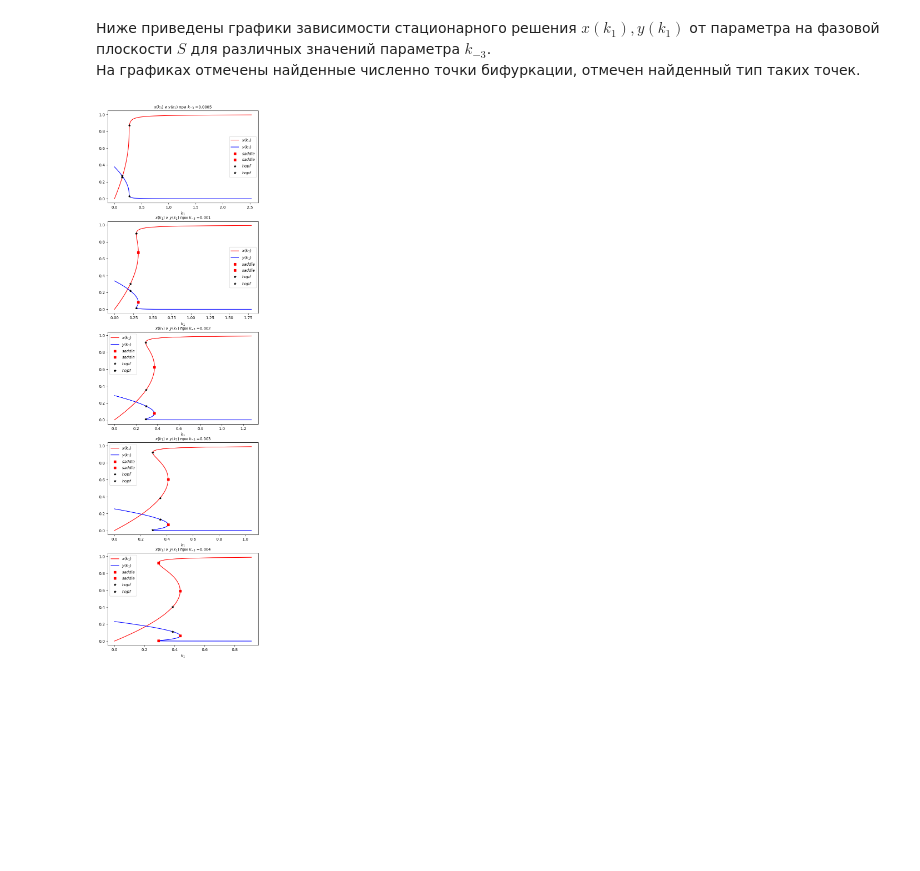
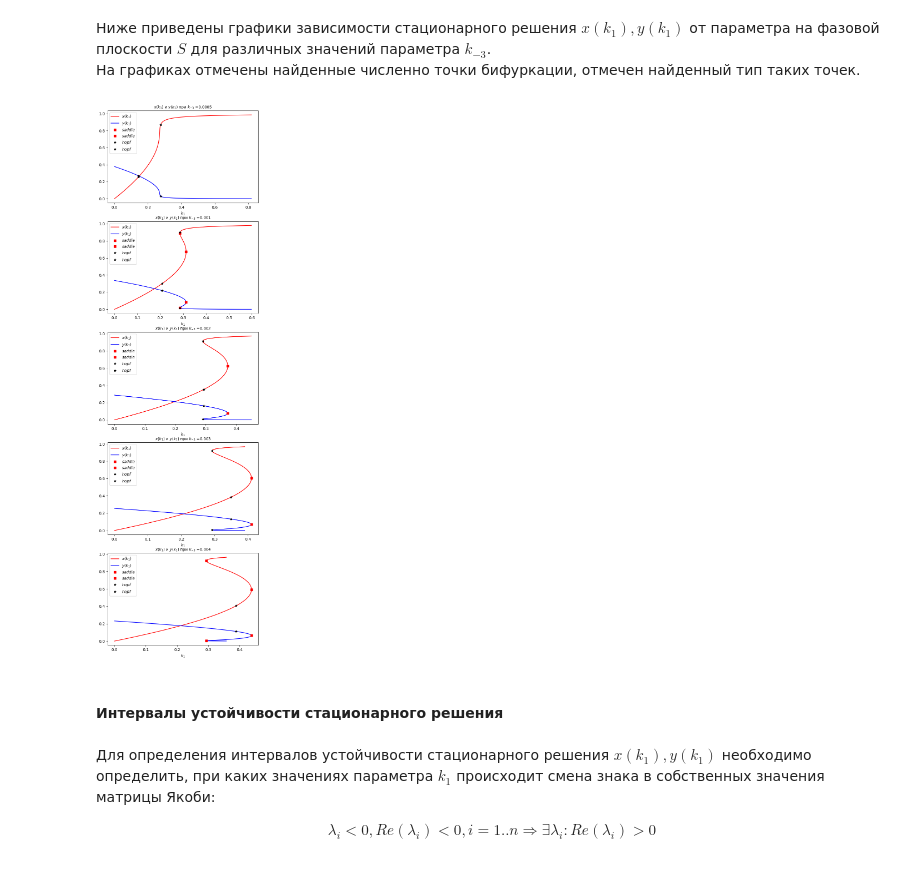
Before and after one commit to AlenaSetukha/KTMM, a Jupyter notebook: task2/main.ipynb, the cells around one changed output. Drawn from its saved outputs; the diff is of its cells as text; code cells hidden in the pictures; blank space fills up the shorter version.

Commit message:
Отрезки устойчивости, решение системы. Двухпараметрический анализ

```diff
--- a/task2/main.ipynb
+++ b/task2/main.ipynb
@@ -107,7 +111,7 @@ k2val = 2.5
 k3m_val = 0.001
 k3val = 0.0032
 
-y_k = np.linspace(0.001, 0.5, 1000) #y=0 не решение(в знаменателе 0)
+y_k = np.linspace(0.001, 0.5, 10000) #y=0 не решение(в знаменателе 0)
 # %% [markdown]
 Ниже приведены графики $x_c(k_1)$ и $y_c(k_1)$ - зависимостей стационарного решения исходной системы от параметра $k_1$,
 при различных значениях параметра $k_{-1}$. Учтено, что решение рассматривается на фазовой плоскости $S$.
@@ -235,7 +237,7 @@ def get_bif_type(x, y, k1_vals, k1m_val, k2val, k3val, k3m_val):
             tmp_y = y[i] - detA_vals[i] * (y[i + 1] - y[i]) / (detA_vals[i + 1] - detA_vals[i])
             k1_tmp = k1_func0(tmp_y, k1m_val, k2val, k3val, k3m_val)
             # Добавляем новый k1, если нет очень близкого
-            if all(abs(k1_tmp - el) >= pow(10, -3) for el in k1_bif):
+            if all(abs(k1_tmp - el) >= pow(10, -4) for el in k1_bif):
                 x_tmp = x_func0(tmp_y, k3val, k3m_val)
                 y_bif.append(tmp_y)
                 x_bif.append(x_tmp)
@@ -243,12 +245,12 @@ def get_bif_type(x, y, k1_vals, k1m_val, k2val, k3val, k3m_val):
                 markers.append(1)
 
         # Анализ следа матрицы
-        if (trace_vals[i] * trace_vals[i + 1] < 0 or (trace_vals[i] == 0)):
+        if (trace_vals[i] * trace_vals[i + 1] < 0 or (trace_vals[i] == 0 and detA_vals[i] < 0)):
             # Линейное приближение точки бифуркации
             tmp_y = y[i] - trace_vals[i] * (y[i + 1] - y[i]) / (trace_vals[i + 1] - trace_vals[i])
             k1_tmp = k1_func0(tmp_y, k1m_val, k2val, k3val, k3m_val)
             # Добавляем новый k1, если нет очень близкого
-            if all(abs(k1_tmp - el) >= pow(10, -3) for el in k1_bif):
+            if all(abs(k1_tmp - el) >= pow(10, -4) for el in k1_bif):
                 x_tmp = x_func0(tmp_y, k3val, k3m_val)
                 y_bif.append(tmp_y)
                 x_bif.append(x_tmp)
@@ -266,8 +268,9 @@ k2val = 2.5
 k3m_vals = [0.0005, 0.001, 0.002, 0.003, 0.004]
 k3val = 0.0032
 
+
 #Независимая переменная
-y_k = np.linspace(0.0001, 0.5, 10000) #при 0 решение не определено
+y_k = np.linspace(0.001, 0.5, 10000) #при 0 решение не определено
 
 # Построение графиков
 plt.figure(figsize=(7, 25))
@@ -283,31 +286,43 @@ for j in range(len(k3m_vals)):
 
     # Определение k1, при которых есть бифуркация и ее тип
     k1_bif, y_bif, x_bif, markers = get_bif_type(x_val, y_permis, k1_val, k1m_val, k2val, k3val, k3m_vals[j])
 
     # Построение графиков x0, y0
     plt.subplot(5, 1, j + 1)
     plt.plot(k1_val, x_val, color = 'red', label='$x(k_1)$')
     plt.plot(k1_val, y_permis, color = 'blue', label='$y(k_1)$')
 
 
     # Нанесение седловых точек
     k1_s = [k1_bif[i] for i in range(len(k1_bif)) if markers[i] == 1]
     y_s = [y_bif[i] for i in range(len(y_bif)) if markers[i] == 1]
     x_s = [x_bif[i] for i in range(len(x_bif)) if markers[i] == 1]
     plt.plot(k1_s, y_s, 'rs', label='saddle')
     plt.plot(k1_s, x_s, 'rs', label='saddle')
 
+
+
     # Нанесение точек Хопфа
     k1_s = [k1_bif[i] for i in range(len(k1_bif)) if markers[i] == 2]
     y_s = [y_bif[i] for i in range(len(y_bif)) if markers[i] == 2]
     x_s = [x_bif[i] for i in range(len(x_bif)) if markers[i] == 2]
     plt.plot(k1_s, y_s, 'k*', label='hopf')
     plt.plot(k1_s, x_s, 'k*', label='hopf')
 
+    # Оформление графиков
     plt.title('$x(k_1)$ и $y(k_1)$ при $k_{-3}$ =' + str(k3m_vals[j]))
     plt.xlabel('$k_1$')
     plt.legend(['$x(k_1)$', '$y(k_1)$', '$saddle$', '$saddle$', '$hopf$', '$hopf$'])
 
 plt.show()
 # %% [output]
-[figure, old version]
+[figure, new version]
+# %% [markdown]
+<h4>Интервалы устойчивости стационарного решения
+# %% [markdown]
+Для определения интервалов устойчивости стационарного решения $x(k_1), y(k_1)$ необходимо определить, при каких значениях параметра $k_1$ происходит смена знака в собственных значения матрицы Якоби:
+<div style="text-align: center">
+
+$\lambda_i < 0, Re(\lambda_i) < 0, i=1..n \Longrightarrow \exists \lambda_i: Re(\lambda_i) > 0$
+
+</div>
```
Also changed, not shown: parts of 20 cells of this notebook.
